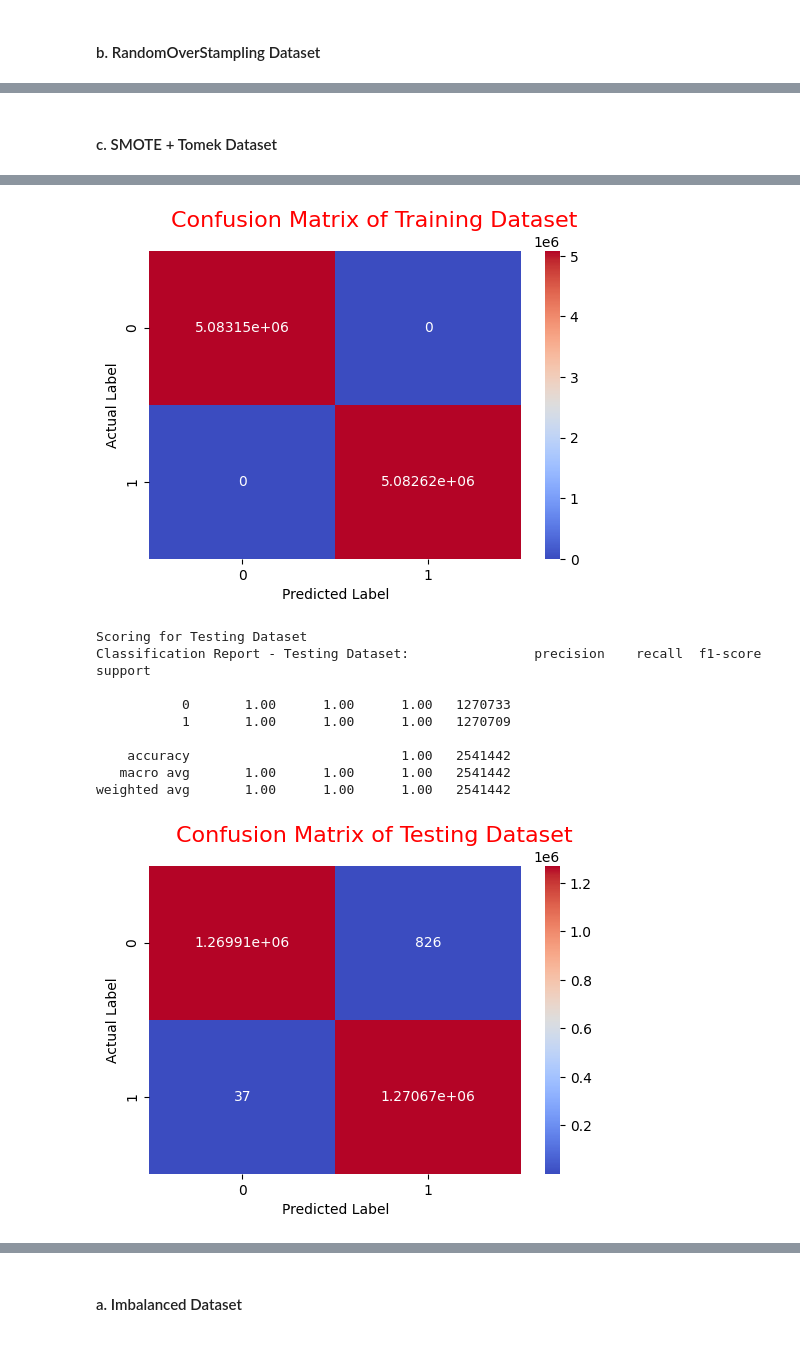
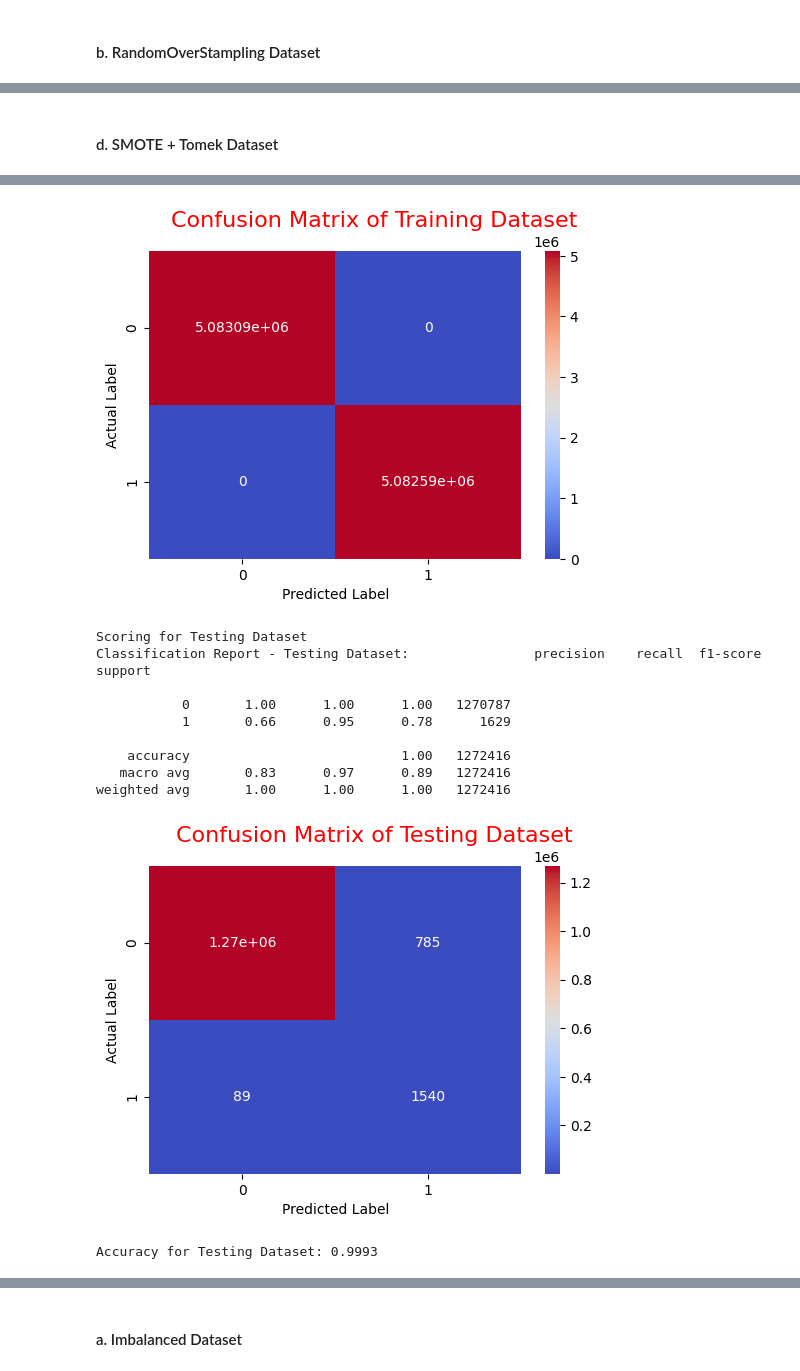
Before and after one commit to HuanKhoa/Card-Fraud-Detection, a Jupyter notebook: main.ipynb, the cells around one changed output, grey strips where cells are left out. Cells and saved outputs as stored; diff of their text form; code cells hidden in the pictures.

```diff
--- a/main.ipynb
+++ b/main.ipynb
@@ -450,5 +456,0 @@ from sklearn.neural_network import MLPClassifier
-# %%
-X_train, X_test, y_train, y_test = train_test_split(X, y, test_size=0.2, random_state=42)
-
-MLP_Model = MLPClassifier(random_state=42, max_iter=300)
-MLP_Model.fit(X_train, y_train)
@@ -527,6 +485,6 @@ from imblearn.under_sampling import TomekLinks
 # %%
 sm = SMOTE(random_state = 42)
-X_resampled, y_resampled = sm.fit_resample(X, y)
+X_resampled, y_resampled = sm.fit_resample(X_train, y_train)
 # %%
 counter = Counter(y_resampled)
 print("After SMOTE: ", counter)
@@ -602,23 +531,23 @@ import seaborn as sns
 import matplotlib.pyplot as plt
 from sklearn.metrics import confusion_matrix
 # %%
-def RandomF_data(X, y):
+def RandomF_data(X_train, y_train, X_test, y_test):
 
-    X_train_RF, X_test_RF, y_train_RF, y_test_RF = train_test_split(X, y, test_size=0.2, random_state=42)
+    # X_train_RF, X_test_RF, y_train_RF, y_test_RF = train_test_split(X, y, test_size=0.2, random_state=42)
 
     # Khởi tạo mô hình và huấn luyện
     ROS_Model = RandomForestClassifier(random_state=42)
-    ROS_Model.fit(X_train_RF, y_train_RF)
+    ROS_Model.fit(X_train, y_train)
 
     print("Training Successfully!")
 
     # Printing F1 Score for Training Data
 
     print("Scoring for Training Dataset")
-    yT_predict = ROS_Model.predict(X_train_RF)
-    print("Classification Report - Training Dataset: ", classification_report(y_train_RF, yT_predict))
+    yT_predict = ROS_Model.predict(X_train)
+    print("Classification Report - Training Dataset: ", classification_report(y_train, yT_predict))
 
-    cf_matrix_train = confusion_matrix(y_train_RF, yT_predict)
+    cf_matrix_train = confusion_matrix(y_train, yT_predict)
     fig, ax = plt.subplots(figsize=(6, 4))
     sns.heatmap(cf_matrix_train, annot=True, cmap='coolwarm', fmt='g')
     fig.suptitle("Confusion Matrix of Training Dataset", color="red", fontsize=16)
@@ -629,14 +558,18 @@ def RandomF_data(X, y):
     # Printing F1 Score for Training Data
 
     print("Scoring for Testing Dataset")
-    yTe_predict = ROS_Model.predict(X_test_RF)
-    print("Classification Report - Testing Dataset: ", classification_report(y_test_RF, yTe_predict))
+    yTe_predict = ROS_Model.predict(X_test)
+    print("Classification Report - Testing Dataset: ", classification_report(y_test, yTe_predict))
 
-    cf_matrix_train = confusion_matrix(y_test_RF, yTe_predict)
+    cf_matrix_train = confusion_matrix(y_test, yTe_predict)
     fig, ax = plt.subplots(figsize=(6, 4))
     sns.heatmap(cf_matrix_train, annot=True, cmap='coolwarm', fmt='g')
     fig.suptitle("Confusion Matrix of Testing Dataset", color="red", fontsize=16)
     ax.set(xlabel="Predicted Label", ylabel="Actual Label")
     plt.show()
+
+    # Printing Accuracy for Testing Data
+    accuracy = accuracy_score(y_test, yTe_predict)
+    print(f"Accuracy for Testing Dataset: {accuracy:.4f}")
 # %% [markdown]
 #### a. Imbalanced Dataset
@@ -693,7 +655,7 @@ weighted avg       1.00      1.00      1.00   2541552
 # %% [markdown]
-#### c. SMOTE + Tomek Dataset
+#### d. SMOTE + Tomek Dataset
 # %%
-RandomF_data(X_resampled_tomek, y_resampled_tomek)
+RandomF_data(X_train=X_resampled_tomek, y_train=y_resampled_tomek, X_test=X_test, y_test=y_test)
 # %% [output]
 Training Successfully!
 Scoring for Training Dataset
@@ -708,11 +670,12 @@ weighted avg       1.00      1.00      1.00  10165764
 [figure]
 Scoring for Testing Dataset
 Classification Report - Testing Dataset:                precision    recall  f1-score   support
 
-           0       1.00      1.00      1.00   1270733
-           1       1.00      1.00      1.00   1270709
+           0       1.00      1.00      1.00   1270787
+           1       0.66      0.95      0.78      1629
 
-    accuracy                           1.00   2541442
-   macro avg       1.00      1.00      1.00   2541442
-weighted avg       1.00      1.00      1.00   2541442
+    accuracy                           1.00   1272416
+   macro avg       0.83      0.97      0.89   1272416
+weighted avg       1.00      1.00      1.00   1272416
-[figure, old version]
+[figure, new version]
+Accuracy for Testing Dataset: 0.9993
```
Also changed, not shown: parts of 74 cells of this notebook.
